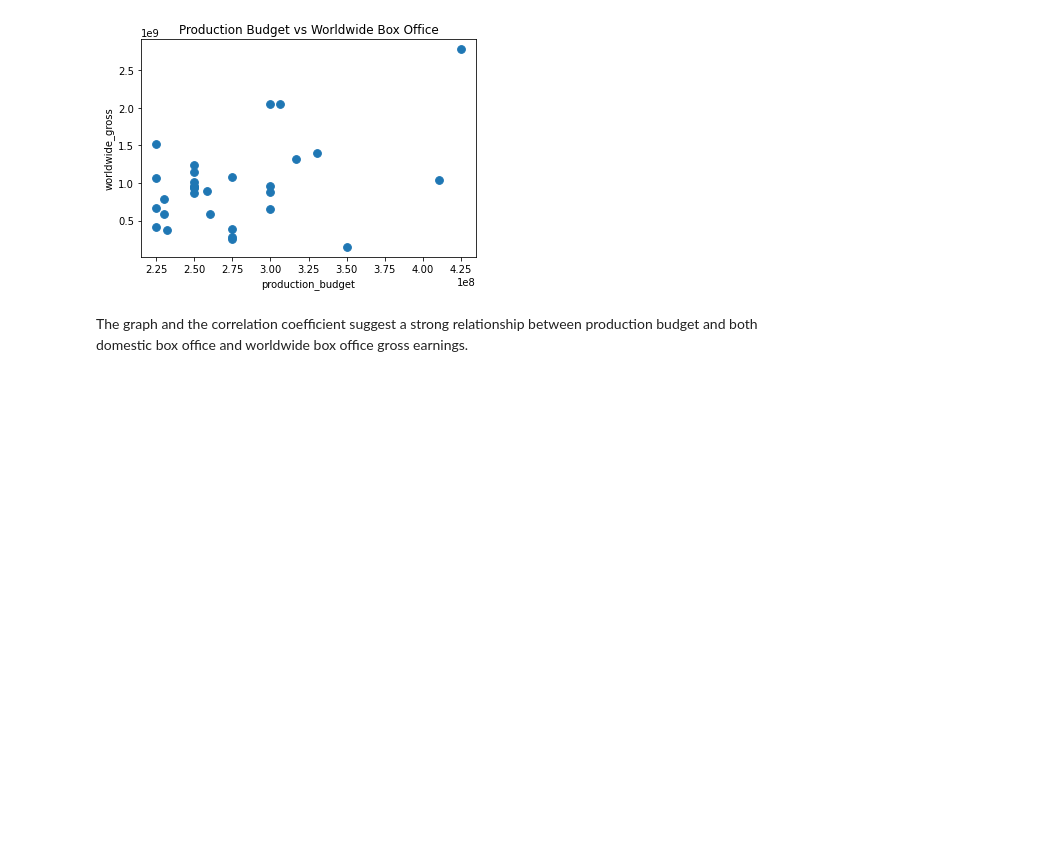
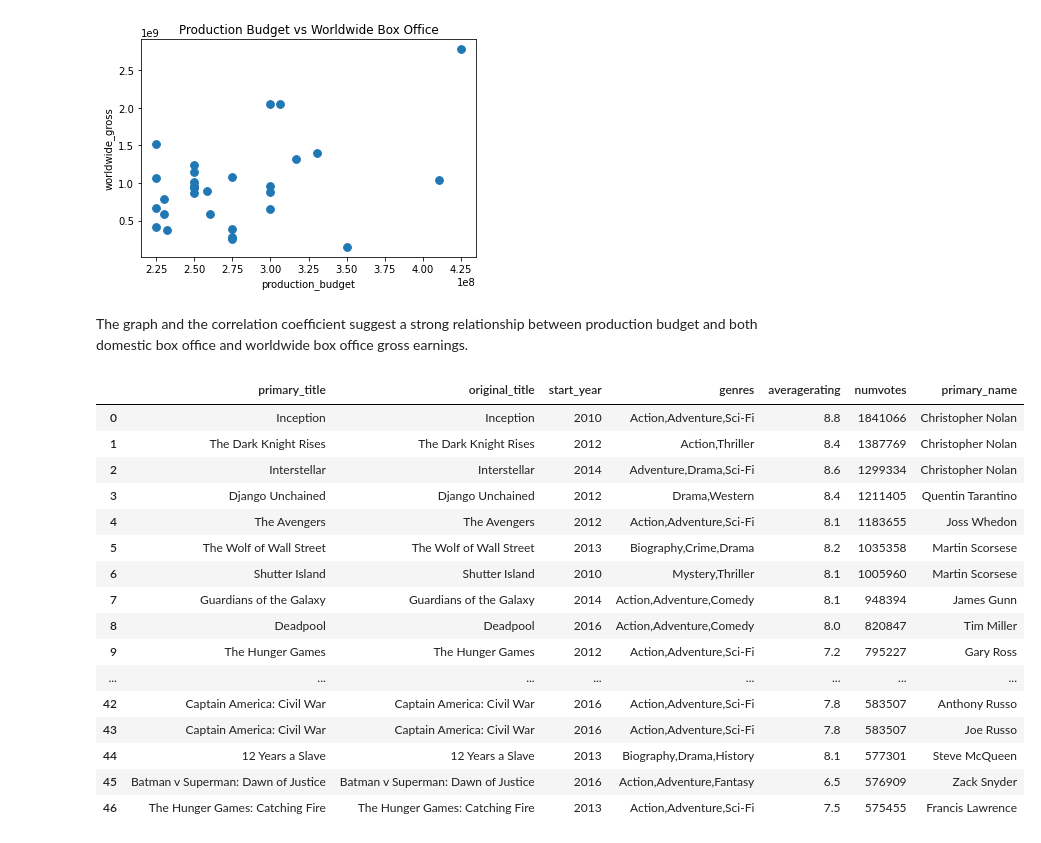
Before and after one commit to aharri123/dsc-phase-1-project-v2-4, a Jupyter notebook: student.ipynb, the cells around one changed output. Drawn from its saved outputs; the diff is of its cells as text; code cells hidden in the pictures; blank space fills up the shorter version.

```diff
--- a/student.ipynb
+++ b/student.ipynb
@@ -150,20 +150,37 @@ The graph and the correlation coefficient suggest a strong relationship between
 # %%
 conn = sqlite3.connect("im.db")
 
-df = pd.read_sql("""
-        SELECT *
+movies_df = pd.read_sql("""
+        SELECT primary_title, original_title, start_year, genres, averagerating, numvotes,primary_name
         FROM movie_basics
         JOIN movie_ratings
         USING(movie_id)
         JOIN directors
         USING(movie_id)
         JOIN persons
         USING(person_id)
         ORDER BY numvotes DESC
+        LIMIT 200;
         """,conn
 )
 
-df = df.drop_duplicates(subset = "primary_title")
-df.rename(columns = {"primary_name": "Director"}, inplace = True)
-df.drop(['birth_year','death_year','primary_profession'], axis = 1)
-df.head(50)
+movies_df.drop_duplicates().reset_index(drop = True)
+#movies_df.rename(columns = {'primary_name':'Director'}, inplace = True)
+# %% [output]
+|  | primary_title | original_title | start_year | genres | averagerating | numvotes | primary_name |
+| 0 | Inception | Inception | 2010 | Action,Adventure,Sci-Fi | 8.8 | 1841066 | Christopher Nolan |
+| 1 | The Dark Knight Rises | The Dark Knight Rises | 2012 | Action,Thriller | 8.4 | 1387769 | Christopher Nolan |
+| 2 | Interstellar | Interstellar | 2014 | Adventure,Drama,Sci-Fi | 8.6 | 1299334 | Christopher Nolan |
+| 3 | Django Unchained | Django Unchained | 2012 | Drama,Western | 8.4 | 1211405 | Quentin Tarantino |
+| 4 | The Avengers | The Avengers | 2012 | Action,Adventure,Sci-Fi | 8.1 | 1183655 | Joss Whedon |
+| 5 | The Wolf of Wall Street | The Wolf of Wall Street | 2013 | Biography,Crime,Drama | 8.2 | 1035358 | Martin Scorsese |
+| 6 | Shutter Island | Shutter Island | 2010 | Mystery,Thriller | 8.1 | 1005960 | Martin Scorsese |
+| 7 | Guardians of the Galaxy | Guardians of the Galaxy | 2014 | Action,Adventure,Comedy | 8.1 | 948394 | James Gunn |
+| 8 | Deadpool | Deadpool | 2016 | Action,Adventure,Comedy | 8.0 | 820847 | Tim Miller |
+| 9 | The Hunger Games | The Hunger Games | 2012 | Action,Adventure,Sci-Fi | 7.2 | 795227 | Gary Ross |
+| ... | ... | ... | ... | ... | ... | ... | ... |
+| 42 | Captain America: Civil War | Captain America: Civil War | 2016 | Action,Adventure,Sci-Fi | 7.8 | 583507 | Anthony Russo |
+| 43 | Captain America: Civil War | Captain America: Civil War | 2016 | Action,Adventure,Sci-Fi | 7.8 | 583507 | Joe Russo |
+| 44 | 12 Years a Slave | 12 Years a Slave | 2013 | Biography,Drama,History | 8.1 | 577301 | Steve McQueen |
+| 45 | Batman v Superman: Dawn of Justice | Batman v Superman: Dawn of Justice | 2016 | Action,Adventure,Fantasy | 6.5 | 576909 | Zack Snyder |
+| 46 | The Hunger Games: Catching Fire | The Hunger Games: Catching Fire | 2013 | Action,Adventure,Sci-Fi | 7.5 | 575455 | Francis Lawrence |
```
Also changed, not shown: parts of 1 cell of this notebook.
